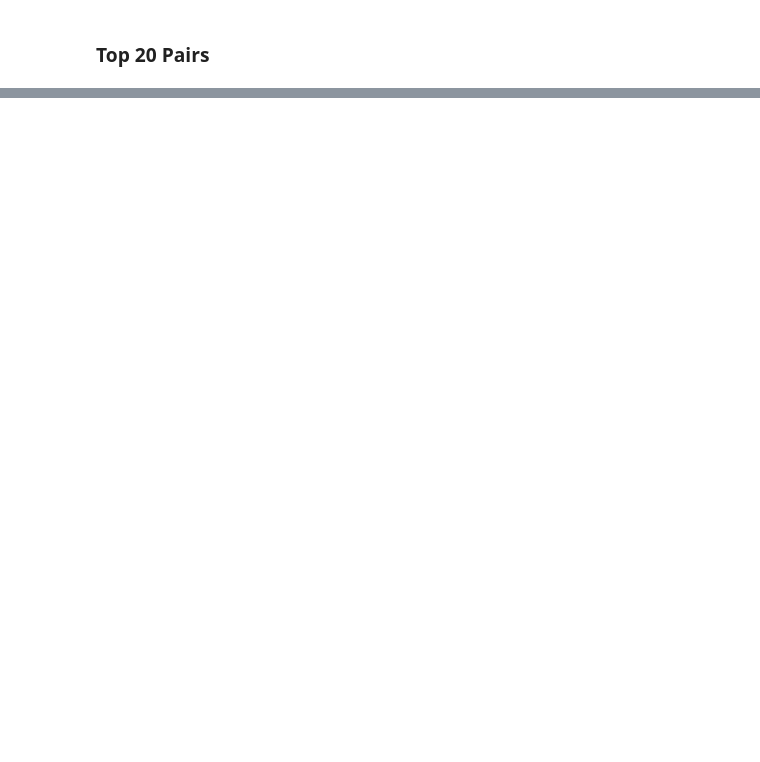
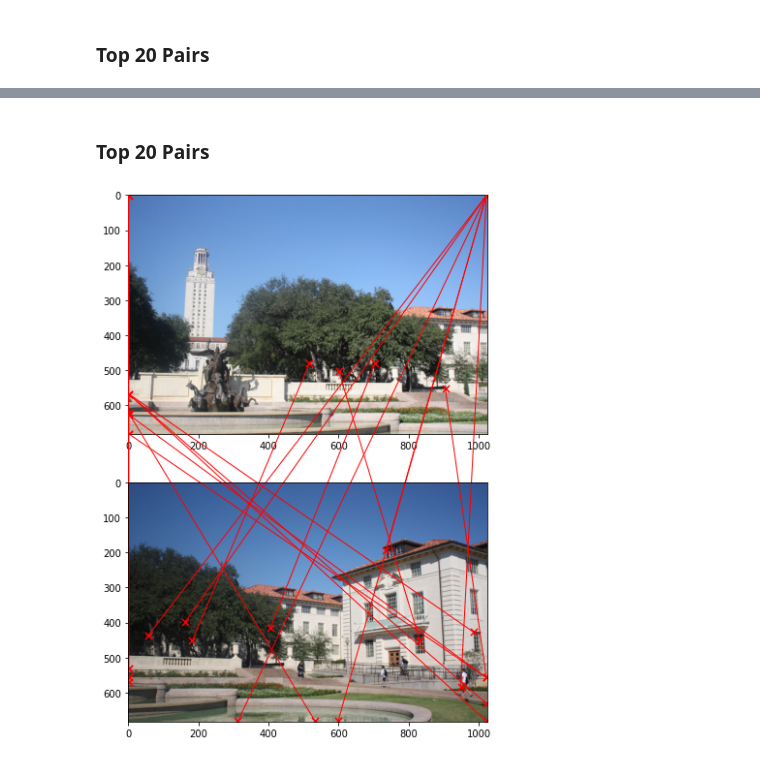
Before and after one commit to DOLARIK/cv_hw3, a Jupyter notebook: feature-detection.ipynb, the cells around one changed output, grey strips where cells are left out. Cells and saved outputs as stored; diff of their text form; code cells hidden in the pictures; blank space fills up the shorter version.

```diff
--- a/feature-detection.ipynb
+++ b/feature-detection.ipynb
@@ -61,0 +74,12 @@ draw_matches(left, right, list(pairs.keys())[:20], set_inches=(10,10))
+# %%
+from feature_pairer import FeaturePairer
+pairer = FeaturePairer(window_size=11, similarity='ssd')
+# %%
+ssd_pairs = pairer(left, left_keypoints, right, right_keypoints)
+# %% [markdown]
+### Top 20 Pairs
+# %%
+from utils import draw_matches
+draw_matches(left, right, list(ssd_pairs.keys())[:20], set_inches=(10,10))
+# %% [output]
+[figure, added]
```
Also changed, not shown: parts of 12 cells of this notebook, 10 other files.
